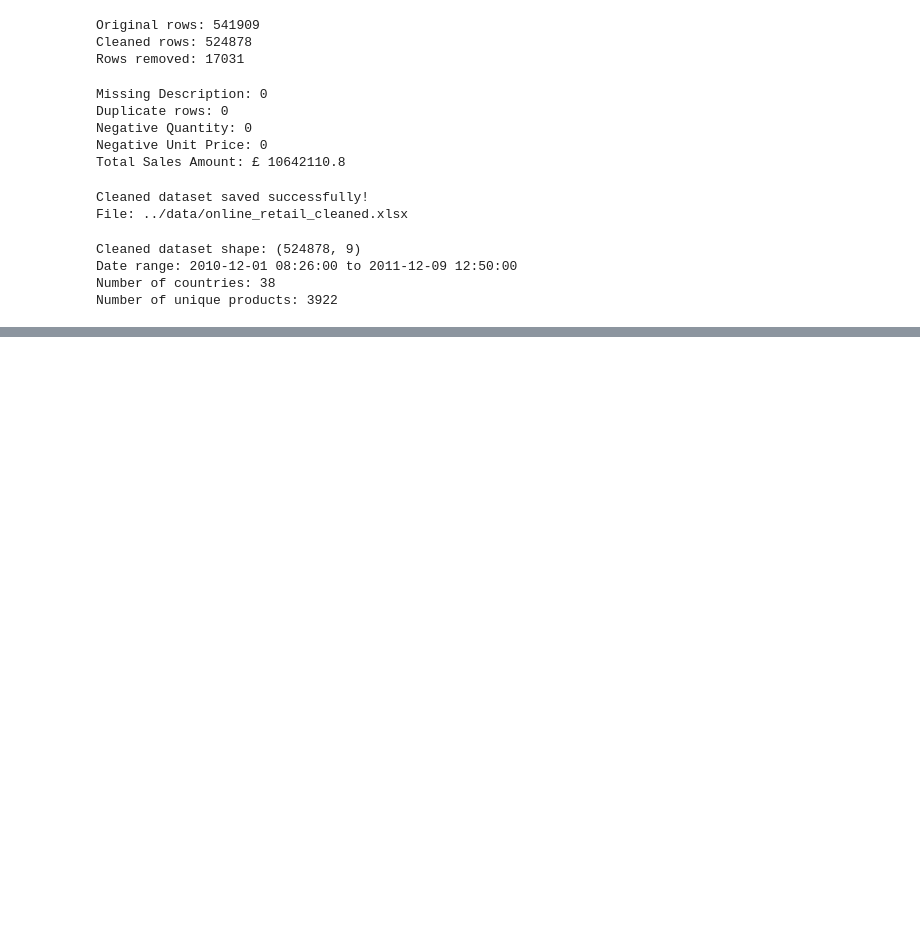
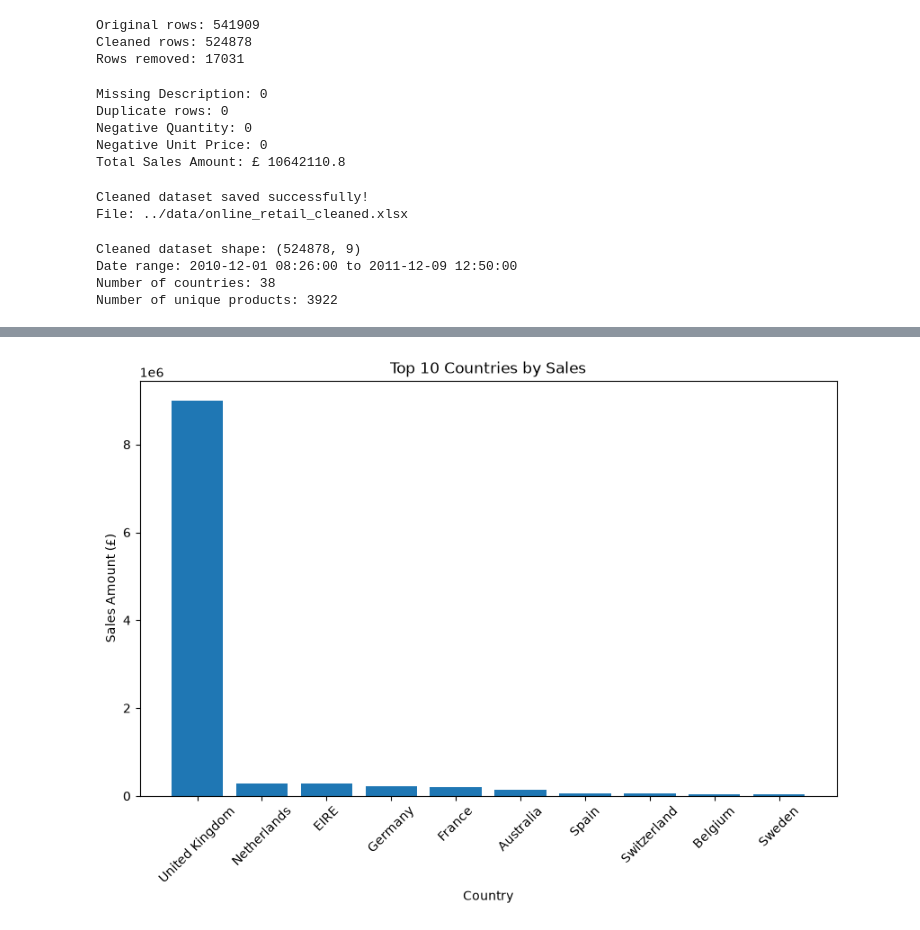
Before and after one commit to jithin2001-ux/git-github-basics, a Jupyter notebook: notebooks/sales_analysis.ipynb.ipynb, the cells around one changed output, grey strips where cells are left out. Drawn from its saved outputs; the diff is of its cells as text; code cells hidden in the pictures; blank space fills up the shorter version.

```diff
--- a/notebooks/sales_analysis.ipynb.ipynb
+++ b/notebooks/sales_analysis.ipynb.ipynb
@@ -190,0 +381,21 @@ Number of unique products: 3922
+# %%
+# Visualization 3: Top 10 Countries by Sales
+
+top_countries = (
+    clean_df.groupby("Country")["SalesAmount"]
+    .sum()
+    .sort_values(ascending=False)
+    .head(10)
+)
+
+plt.figure(figsize=(10, 6))
+plt.bar(top_countries.index, top_countries.values)
+
+plt.title("Top 10 Countries by Sales")
+plt.xlabel("Country")
+plt.ylabel("Sales Amount (£)")
+plt.xticks(rotation=45)
+
+plt.show()
+# %% [output]
+[figure, added]
```
Also changed, not shown: parts of 14 cells of this notebook, 10 other files.
